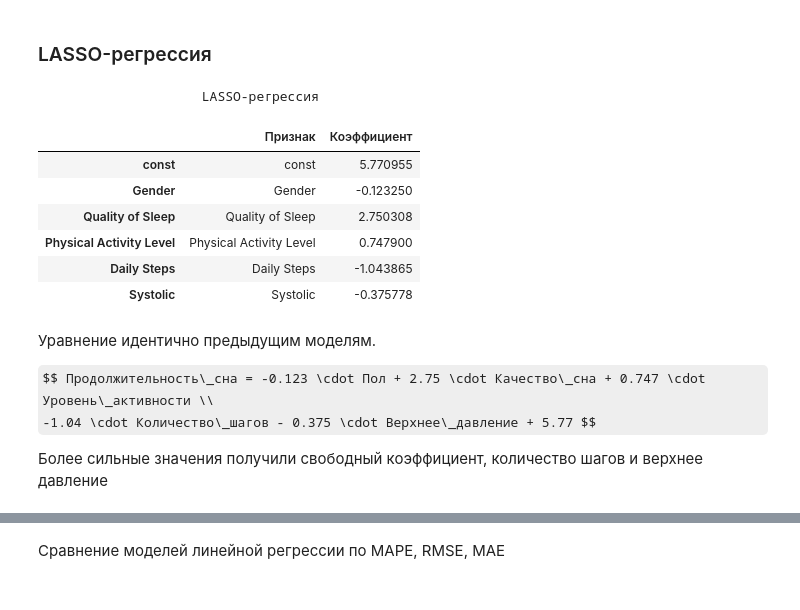
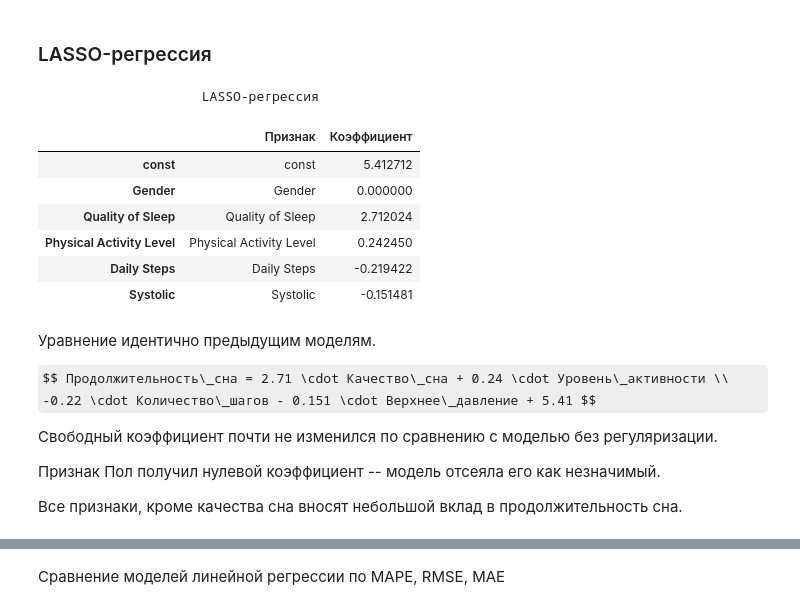
Before and after one commit to temich91/ml-uust, a Jupyter notebook: lab2/multiple_regression.ipynb, the cells around one changed output, grey strips where cells are left out. Cells and saved outputs as stored; diff of their text form; code cells hidden in the pictures; some formulas as TeX source.

```diff
--- a/lab2/multiple_regression.ipynb
+++ b/lab2/multiple_regression.ipynb
@@ -598,22 +645,26 @@ H0 отвергается -- остатки не распределены нор
 ### LASSO-регрессия
 # %%
 model_lasso = sm.OLS(y_train, X_train_with_const)
-model_lasso = model_lasso.fit_regularized(L1_wt=1)
+model_lasso = model_lasso.fit_regularized(L1_wt=1, alpha=0.01)
 print("                     LASSO-регрессия")
 pd.DataFrame({"Признак": ["const"] + list(X_train.columns), "Коэффициент": model_lasso.params})
 # %% [output]
                      LASSO-регрессия
 |  | Признак | Коэффициент |
-| const | const | 5.770955 |
-| Gender | Gender | -0.123250 |
-| Quality of Sleep | Quality of Sleep | 2.750308 |
-| Physical Activity Level | Physical Activity Level | 0.747900 |
-| Daily Steps | Daily Steps | -1.043865 |
-| Systolic | Systolic | -0.375778 |
+| const | const | 5.412712 |
+| Gender | Gender | 0.000000 |
+| Quality of Sleep | Quality of Sleep | 2.712024 |
+| Physical Activity Level | Physical Activity Level | 0.242450 |
+| Daily Steps | Daily Steps | -0.219422 |
+| Systolic | Systolic | -0.151481 |
 # %% [markdown]
 Уравнение идентично предыдущим моделям.
 
-$$ Продолжительность\_сна = -0.123 \cdot Пол + 2.75 \cdot Качество\_сна + 0.747 \cdot Уровень\_активности \\
--1.04 \cdot Количество\_шагов - 0.375 \cdot Верхнее\_давление + 5.77 $$
+$$ Продолжительность\_сна = 2.71 \cdot Качество\_сна + 0.24 \cdot Уровень\_активности \\
+-0.22 \cdot Количество\_шагов - 0.151 \cdot Верхнее\_давление + 5.41 $$
 
-Более сильные значения получили свободный коэффициент, количество шагов и верхнее давление
+Свободный коэффициент почти не изменился по сравнению с моделью без регуляризации.
+
+Признак Пол получил нулевой коэффициент -- модель отсеяла его как незначимый.
+
+Все признаки, кроме качества сна вносят небольшой вклад в продолжительность сна.
```
Also changed, not shown: parts of 34 cells of this notebook.
